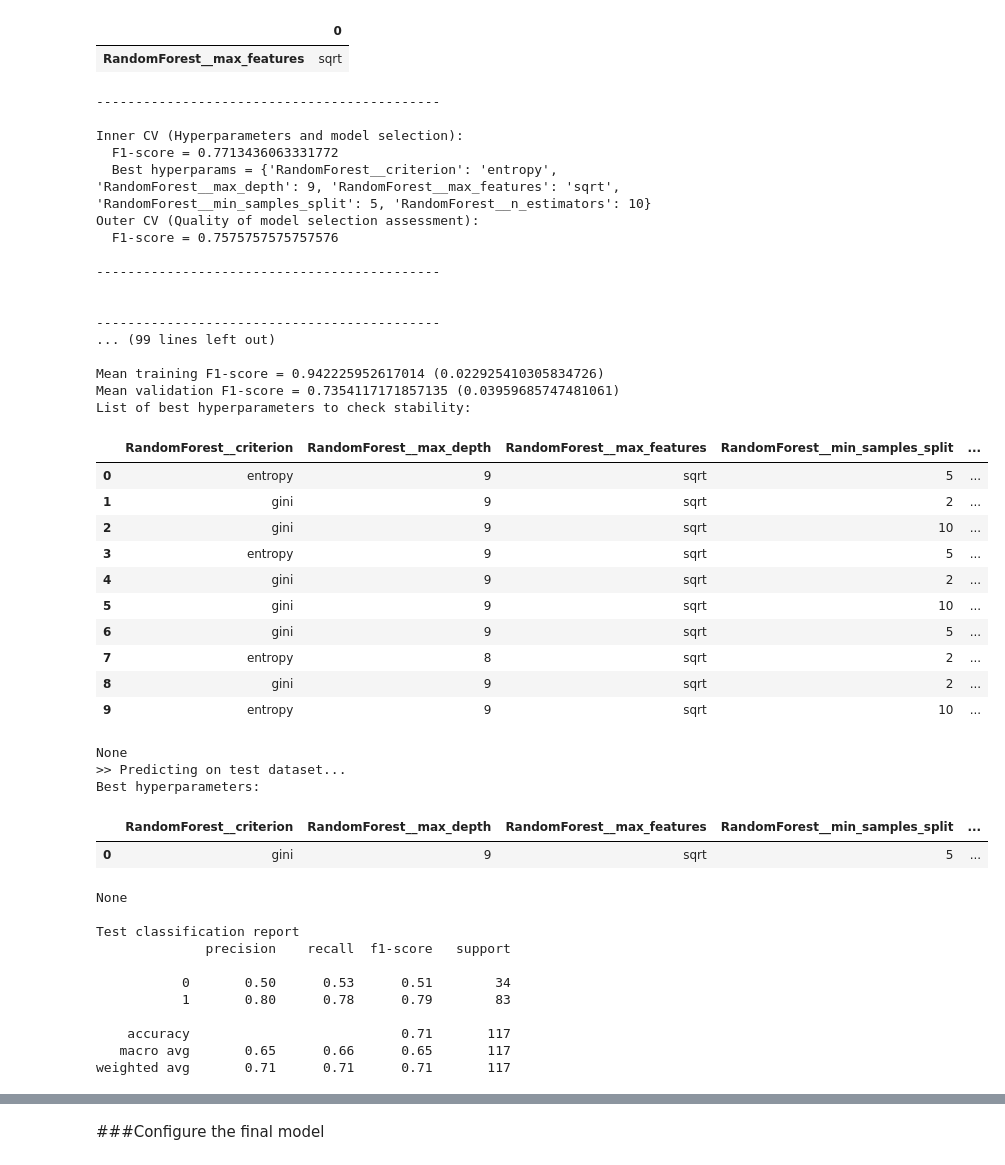
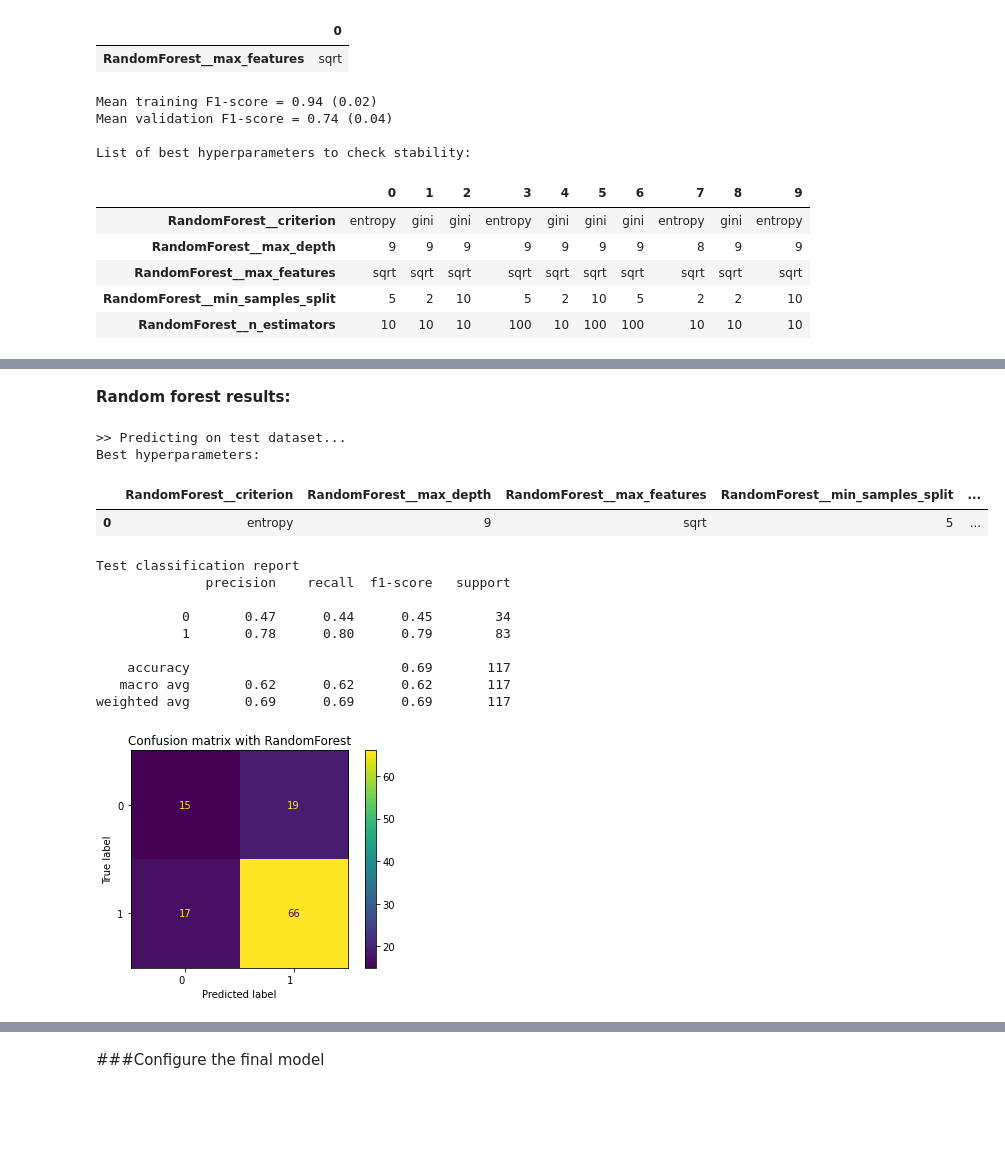
Before and after one commit to Vaxx66/DataSpaces_project, a Jupyter notebook: DataSpaces_project.ipynb, the cells around one changed output, grey strips where cells are left out. Drawn from its saved outputs; the diff is of its cells as text; code cells hidden in the pictures; blank space fills up the shorter version.

Commit message:
classifiers settings

```diff
--- a/DataSpaces_project.ipynb
+++ b/DataSpaces_project.ipynb
@@ -2345,62 +2278,28 @@ display(pd.DataFrame(config_dict['CLASSIFICATION']['PARAMS']['RandomForest'], co
 # %%
 random_forest_classifier = Classifier('RandomForest', config_dict['CLASSIFICATION']['MODELS']['RandomForest'],
                             config_dict['CLASSIFICATION']['GENERAL'],
                             config_dict['CLASSIFICATION']['PARAMS']['RandomForest'],
                             class_balancer,
                             feature_scaler)
 file_name = f'{random_forest_classifier.name}.pkl'
 
 if config_dict['GENERAL']['PERFORM_NCV']:
   random_forest_score, random_forset_std_score = random_forest_classifier.nested_cv(X_train, y_train, apply_PCA=False, num_components=num_components)
   save(random_forest_classifier, os.path.join(MODELS_DIRPATH, file_name))
 else:
   random_forest_classifier = load(os.path.join(MODELS_DIRPATH, file_name))
   random_forest_classifier.print_nested_cv_results()
 
+random_forest_classifier.cv(X_train, X_test, y_train, y_test, apply_PCA=False, print_res=False)
 classifiers.append((random_forest_classifier, "All features"))
-random_forest_classifier.cv(X_train, X_test, y_train, y_test, apply_PCA=False)
 # %% [output]
---------------------------------------------
+Mean training F1-score = 0.94 (0.02)
+Mean validation F1-score = 0.74 (0.04)
 
-Inner CV (Hyperparameters and model selection):
-  F1-score = 0.7713436063331772
-  Best hyperparams = {'RandomForest__criterion': 'entropy', 'RandomForest__max_depth': 9, 'RandomForest__max_features': 'sqrt', 'RandomForest__min_samples_split': 5, 'RandomForest__n_estimators': 10}
-Outer CV (Quality of model selection assessment):
-  F1-score = 0.7575757575757576
-
---------------------------------------------
-
-
---------------------------------------------
-... (99 lines left out)
-
-Mean training F1-score = 0.942225952617014 (0.022925410305834726)
-Mean validation F1-score = 0.7354117171857135 (0.03959685747481061)
 List of best hyperparameters to check stability:
-|  | RandomForest__criterion | RandomForest__max_depth | RandomForest__max_features | RandomForest__min_samples_split | ... |
-| 0 | entropy | 9 | sqrt | 5 | ... |
-| 1 | gini | 9 | sqrt | 2 | ... |
-| 2 | gini | 9 | sqrt | 10 | ... |
-| 3 | entropy | 9 | sqrt | 5 | ... |
-| 4 | gini | 9 | sqrt | 2 | ... |
-| 5 | gini | 9 | sqrt | 10 | ... |
-| 6 | gini | 9 | sqrt | 5 | ... |
-| 7 | entropy | 8 | sqrt | 2 | ... |
-| 8 | gini | 9 | sqrt | 2 | ... |
-| 9 | entropy | 9 | sqrt | 10 | ... |
+|  | 0 | 1 | 2 | 3 | 4 | 5 | 6 | 7 | 8 | 9 |
+| RandomForest__criterion | entropy | gini | gini | entropy | gini | gini | gini | entropy | gini | entropy |
+| RandomForest__max_depth | 9 | 9 | 9 | 9 | 9 | 9 | 9 | 8 | 9 | 9 |
+| RandomForest__max_features | sqrt | sqrt | sqrt | sqrt | sqrt | sqrt | sqrt | sqrt | sqrt | sqrt |
+| RandomForest__min_samples_split | 5 | 2 | 10 | 5 | 2 | 10 | 5 | 2 | 2 | 10 |
+| RandomForest__n_estimators | 10 | 10 | 10 | 100 | 10 | 100 | 100 | 10 | 10 | 10 |
-None
->> Predicting on test dataset...
-Best hyperparameters:
-|  | RandomForest__criterion | RandomForest__max_depth | RandomForest__max_features | RandomForest__min_samples_split | ... |
-| 0 | gini | 9 | sqrt | 5 | ... |
-None
-
-Test classification report
-              precision    recall  f1-score   support
-
-           0       0.50      0.53      0.51        34
-           1       0.80      0.78      0.79        83
-
-    accuracy                           0.71       117
-   macro avg       0.65      0.66      0.65       117
-weighted avg       0.71      0.71      0.71       117
@@ -2408,2 +2306,21 @@ weighted avg       0.71      0.71      0.71       117
+# %% [markdown]
+**Random forest results:**
+# %%
+random_forest_classifier.cv(X_train, X_test, y_train, y_test, apply_PCA=False)
+# %% [output]
+>> Predicting on test dataset...
+Best hyperparameters:
+|  | RandomForest__criterion | RandomForest__max_depth | RandomForest__max_features | RandomForest__min_samples_split | ... |
+| 0 | entropy | 9 | sqrt | 5 | ... |
+Test classification report
+              precision    recall  f1-score   support
+
+           0       0.47      0.44      0.45        34
+           1       0.78      0.80      0.79        83
+
+    accuracy                           0.69       117
+   macro avg       0.62      0.62      0.62       117
+weighted avg       0.69      0.69      0.69       117
+[figure, added]
 # %%
 params = random_forest_classifier.best_model.named_steps[random_forest_classifier.name].get_params()
```
Also changed, not shown: parts of 47 cells of this notebook.
